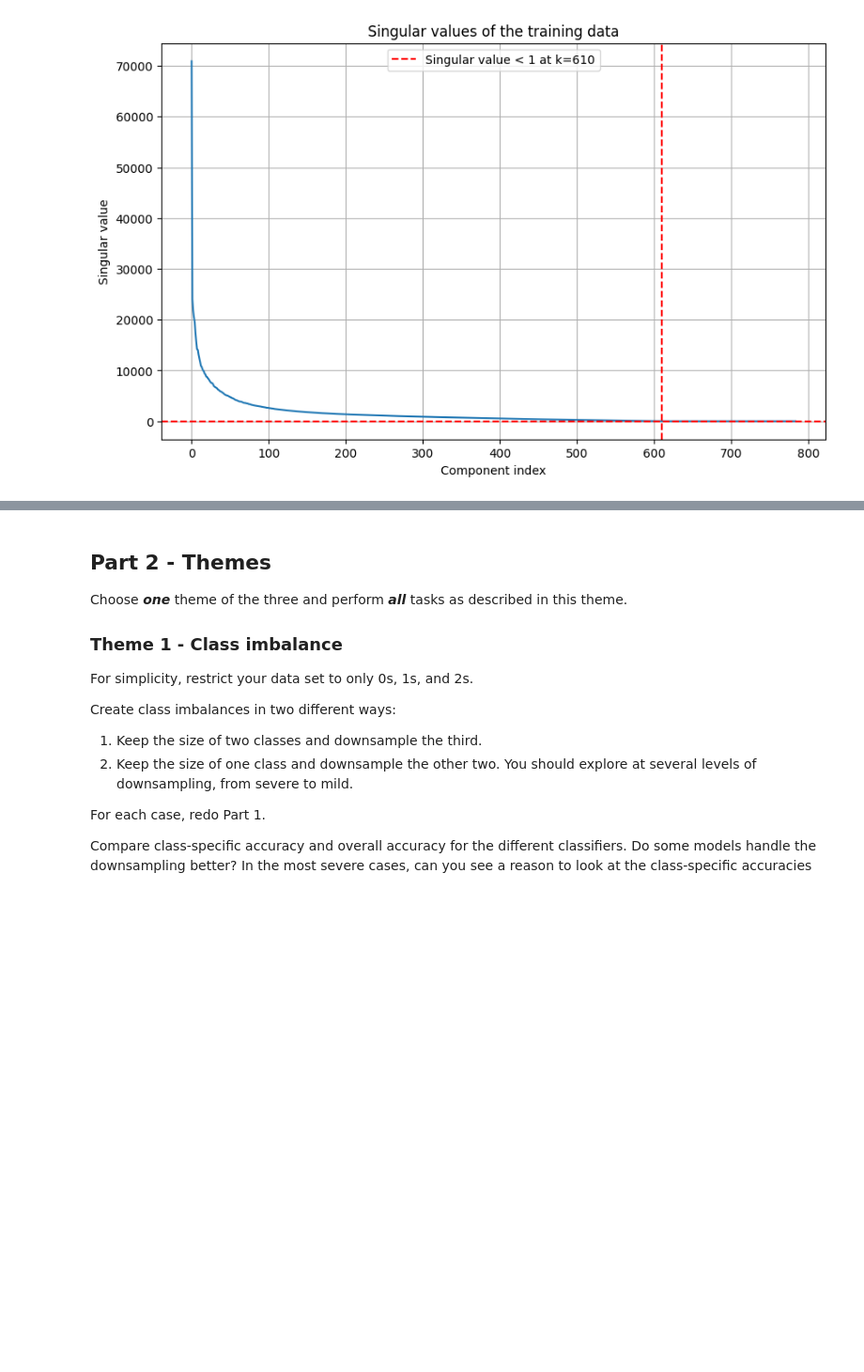
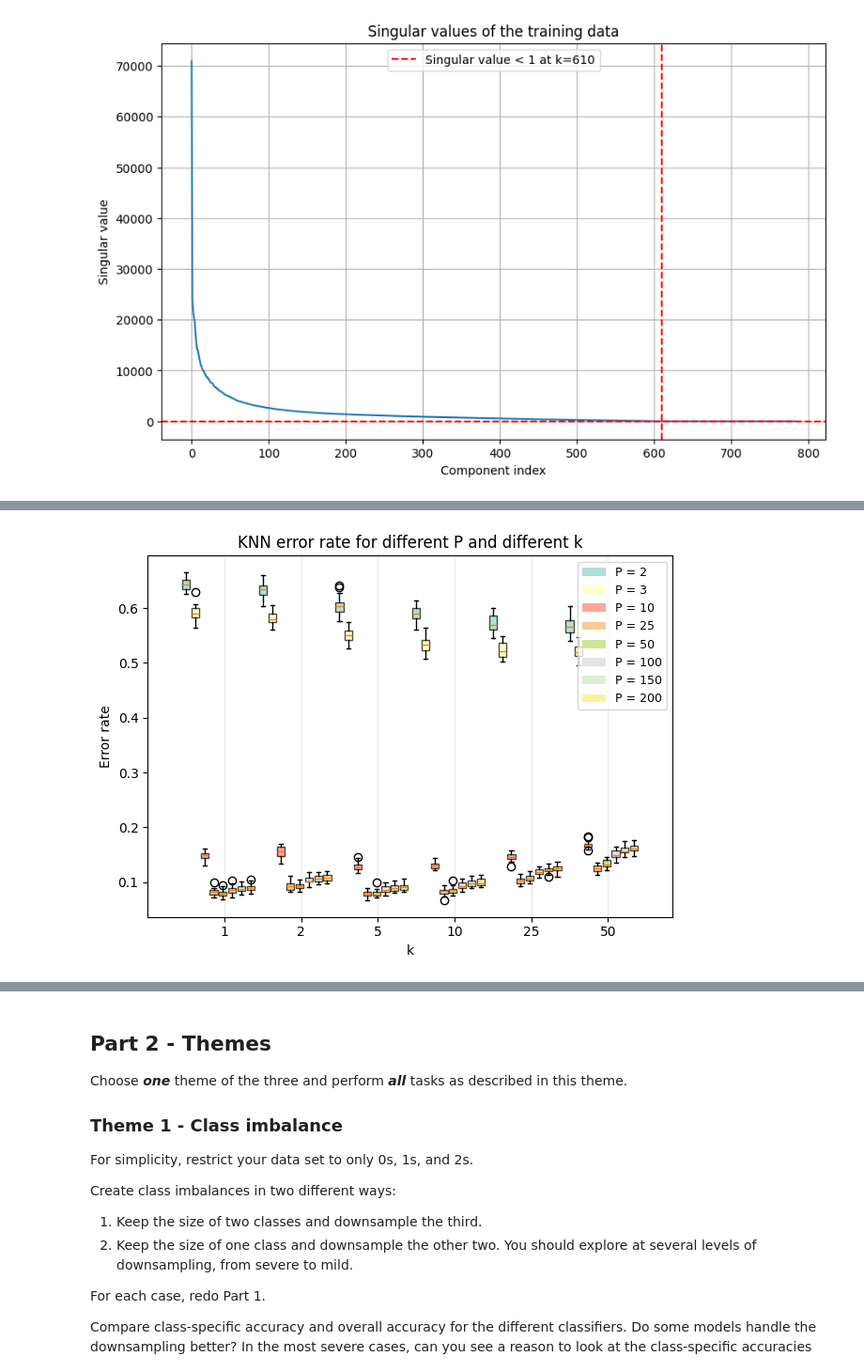
Before and after one commit to CleosCleopatra/Big_data_1, a Jupyter notebook: project1Py.ipynb, the cells around one changed output, grey strips where cells are left out. Shown at 94% size. Saved outputs shown, nothing was run; the diff lists cells and outputs as text; code cells hidden in the pictures; blank space fills up the shorter version.

```diff
--- a/project1Py.ipynb
+++ b/project1Py.ipynb
@@ -421,0 +465,20 @@ b is 24
+# %%
+def find_errors(x_vals, y_vals):
+    errors = np.zeros((len(x_vals), len(y_vals)))
+    smallest_err = np.inf
+    best_comb = [0, 0]
+    errors_list = []
+
+    for i, x_val in enumerate(x_vals):
+        for j, y_val in enumerate(y_vals):
+            mask = (results_val_upd[:, 0] == x_val) & (results_val_upd[:, 1] == y_val)
+            errors[i, j] = np.mean(results_val_upd[mask, 2]) #Take the mean error across the B splits for this combination of P and k
+            if errors[i, j] < smallest_err:
+                smallest_err = errors[i, j]
+                best_comb = [x_val, y_val]
+                errors_list = results_test_upd[mask, 2]
+    return smallest_err, best_comb, errors_list
+
+smallest_err, best_comb, errors_list = find_errors(P_vals, k_vals)
+best_err = np.mean(results_test_upd[(results_test_upd[:, 0] == best_comb[0]) & (results_test_upd[:, 1] == best_comb[1]), 2])
+print(f"Best combination: P={best_comb[0]}, k={best_comb[1]} with error {best_err}")
@@ -421,0 +553,66 @@ b is 24
+# %%
+from sklearn.discriminant_analysis import LinearDiscriminantAnalysis
+from sklearn.neighbors import KNeighborsClassifier
+import os
+
+k_vals = [1,2,5,10,25,50]
+P_vals = [2,3,10, 25, 50, 100, 150, 200]
+B = 25 # num of splits
+
+results_val_knn = []
+results_test_knn = []
+
+results_val_linear = []
+results_test_linear = []
+
+for b in range(B):
+    print(f"b is {b}")
+    x_train, y_train, x_val, y_val, x_test, y_test, U_train, S_train, vt_train = compute_SVD(images, labels, images.shape[0])
+    for pp, p_val in enumerate(P_vals):
+        x_train_proj, x_test_proj, x_val_proj = calc_reduced_pattern(U_train, S_train, vt_train, p_val, x_test, x_val)
+
+        lda = LinearDiscriminantAnalysis()
+        lda.fit(x_train_proj, y_train)
+
+        pred_val_lda = lda.predict(x_val_proj)
+        pred_test_lda = lda.predict(x_test_proj)
+
+        err_val_linear = np.sum(pred_val_lda != y_val)/len(y_val)
+        err_test_linear = np.sum(pred_test_lda != y_test) / len(y_test)
+
+        results_val_linear.append([p_val, err_val_linear])
+        results_test_linear.append([p_val, err_test_linear])
+
+        for kk, k_val in enumerate(k_vals):
+            #Use skleans KNeighbours Classifier
+            knn = KNeighborsClassifier(n_neighbors=k_val)
+            knn.fit(x_train_proj, y_train)
+            pred_val = knn.predict(x_val_proj)
+            pred_test = knn.predict(x_test_proj)
+
+            #Compute error rates
+            err_val = np.sum(pred_val != y_val) / len(y_val)
+            err_test = np.sum(pred_test != y_test) /len(y_test)
+
+            results_val_knn.append([p_val, k_val, err_val])
+            results_test_knn.append([p_val, k_val, err_test])
+
+results_val_knn_upd = np.array(results_val_knn)
+results_test_knn_upd = np.array(results_test_knn)
+
+results_val_linear_upd = np.array(results_val_linear)
+results_test_linear_upd = np.array(results_test_linear)
+
+
+visuale_error(P_vals, k_vals, 'P', 'k', 'KNN', results_val_knn_upd, 0, 1)
+visuale_error(k_vals, P_vals, 'k', 'P', 'KNN', results_val_knn_upd, 1, 0)
+
+visuale_error_for_one(P_vals, 'P', 'kNN', results_val_linear_upd, 0)
+smallest_err_linear, best_comb_linear, errors_list_linear = find_errors(P_vals, [1])
+best_err_linear = np.mean(results_test_linear_upd[(results_test_linear_upd[:, 0] ==best_comb_linear[0])])
+print(f"Best combination: P= {best_comb_linear[0]} with error {best_err_linear}")
+
+smallest_err_knn, best_comb_knn, errors_list_knn = find_errors(P_vals, k_vals)
+best_err_knn = np.mean(results_test_knn_upd[(results_test_knn_upd[:, 0] == best_comb_knn[0]) & (results_test_knn_upd[:, 1] == best_comb_knn[1]), 2])
+print(f"Best combination: P={best_comb_knn[0]}, k={best_comb_knn[1]} with error {best_err_knn}")
+# %% [output]
@@ -421,0 +636 @@ b is 24
+[figure, added]
```
Also changed, not shown: parts of 10 cells of this notebook.
